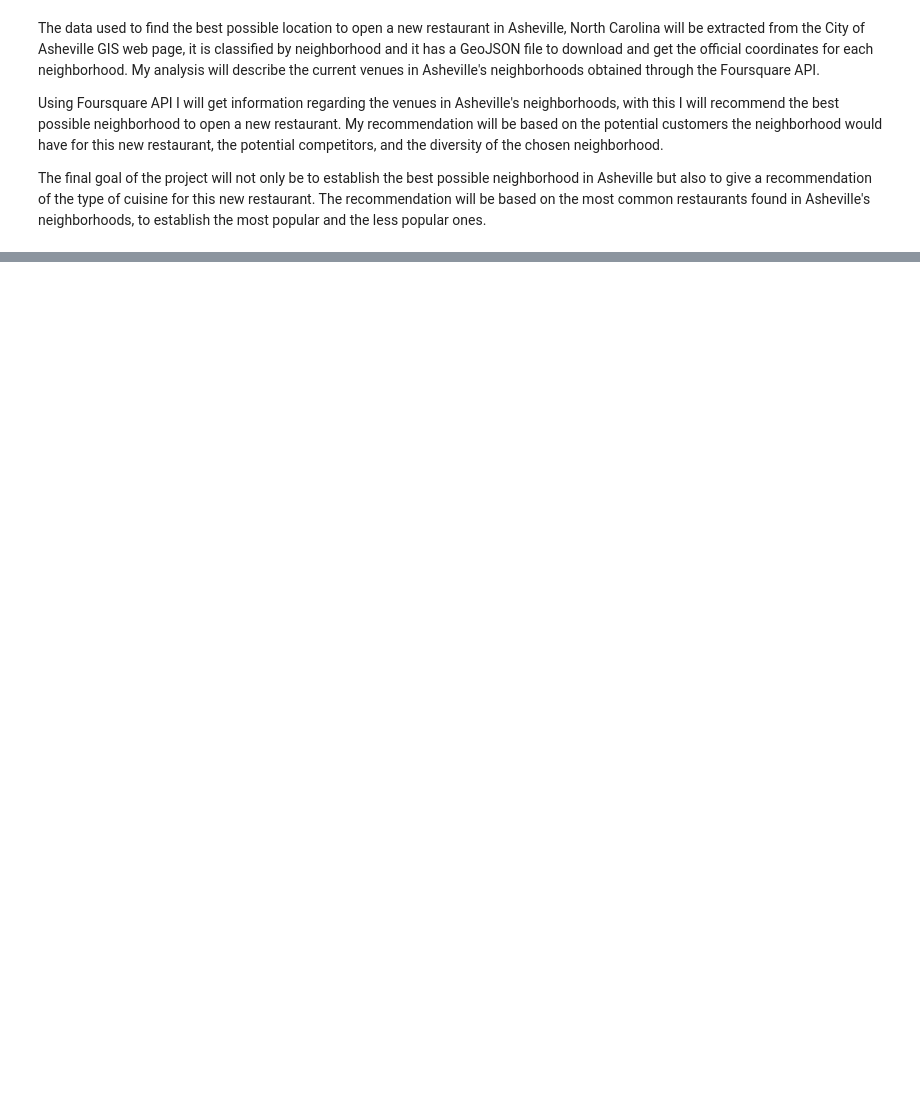
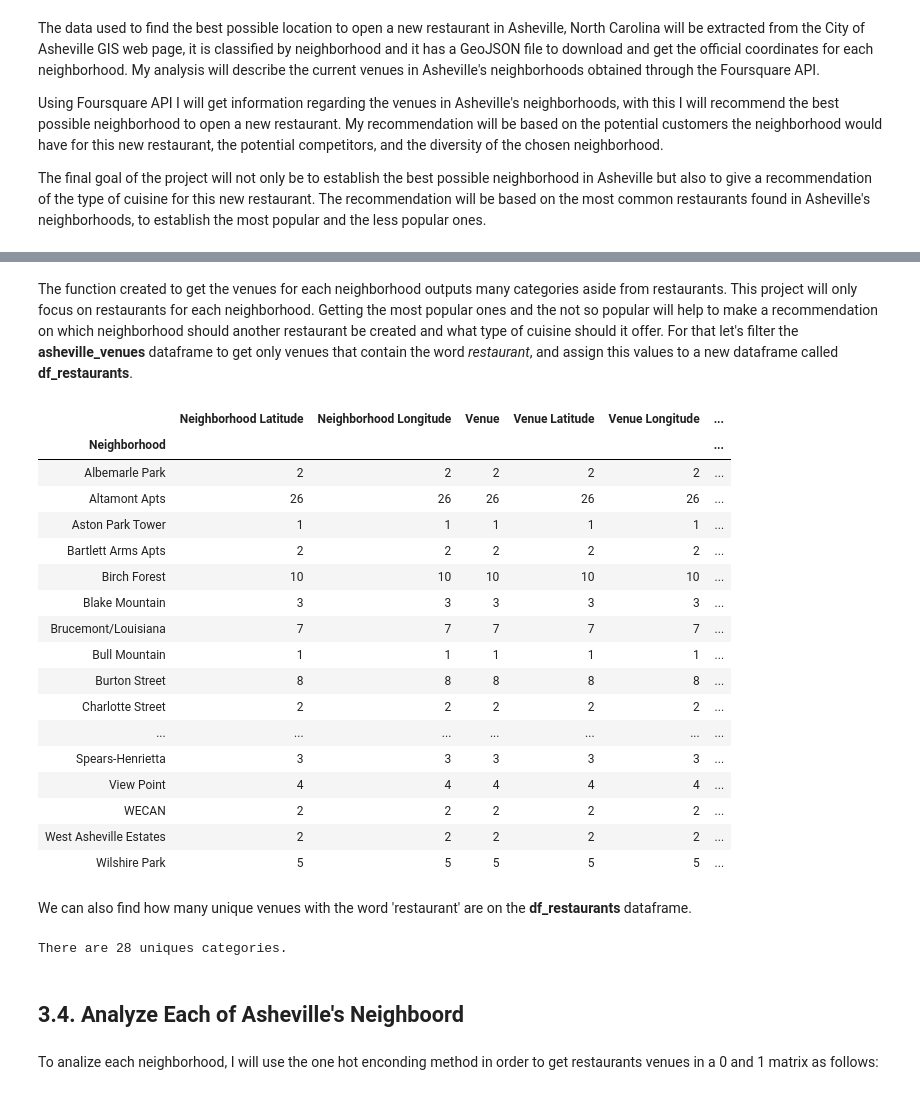
Before and after one commit to bromob/Coursera_Capstone, a Jupyter notebook: Final Project Asheville NC.ipynb, the cells around one changed output, grey strips where cells are left out. Saved outputs shown, nothing was run; the diff lists cells and outputs as text; code cells hidden in the pictures; blank space fills up the shorter version.

```diff
--- a/Final Project Asheville NC.ipynb
+++ b/Final Project Asheville NC.ipynb
@@ -20,0 +230,8 @@ The final goal of the project will not only be to establish the best possible ne
+# %%
+CLIENT_ID = 'XYIVGAKG1FVY53CDESKJ1NTOEFWDKTON5IBWCT0GG2EYBUEK'
+CLIENT_SECRET = 'X1CNQ1CFN3DXBQUSM0W0ZOXEQVKV5NDZDEDBPPYXBTOZMG05'
+VERSION = '20180605'
+
+print('Your credentails:')
+print('CLIENT_ID: ' + CLIENT_ID)
+print('CLIENT_SECRET:' + CLIENT_SECRET)
@@ -20,0 +244,3 @@ The final goal of the project will not only be to establish the best possible ne
+# %%
+LIMIT = 100
+radius = 600
@@ -20,0 +291,5 @@ The final goal of the project will not only be to establish the best possible ne
+# %%
+asheville_venues = getNearbyVenues(names=neigh_coord['Neighborhood'],
+                                   latitudes=neigh_coord['Latitude'],
+                                   longitudes=neigh_coord['Longitude']
+                                  )
@@ -20,0 +327,35 @@ The final goal of the project will not only be to establish the best possible ne
+# %% [markdown]
+The function created to get the venues for each neighborhood outputs many categories aside from restaurants. This project will only focus on restaurants for each neighborhood. Getting the most popular ones and the not so popular will help to make a recommendation on which neighborhood should another restaurant be created and what type of cuisine should it offer. For that let's filter the **asheville_venues** dataframe to get only venues that contain the word *restaurant*, and assign this values to a new dataframe called **df_restaurants**.
+# %%
+df_restaurants= asheville_venues[asheville_venues['Venue Category'].str.lower().str.contains('restaurant')]
+# %%
+df_restaurants.groupby('Neighborhood').count()
+# %% [output]
+|  | Neighborhood Latitude | Neighborhood Longitude | Venue | Venue Latitude | Venue Longitude | ... |
+| Neighborhood |  |  |  |  |  | ... |
+| Albemarle Park | 2 | 2 | 2 | 2 | 2 | ... |
+| Altamont Apts | 26 | 26 | 26 | 26 | 26 | ... |
+| Aston Park Tower | 1 | 1 | 1 | 1 | 1 | ... |
+| Bartlett Arms Apts | 2 | 2 | 2 | 2 | 2 | ... |
+| Birch Forest | 10 | 10 | 10 | 10 | 10 | ... |
+| Blake Mountain | 3 | 3 | 3 | 3 | 3 | ... |
+| Brucemont/Louisiana | 7 | 7 | 7 | 7 | 7 | ... |
+| Bull Mountain | 1 | 1 | 1 | 1 | 1 | ... |
+| Burton Street | 8 | 8 | 8 | 8 | 8 | ... |
+| Charlotte Street | 2 | 2 | 2 | 2 | 2 | ... |
+| ... | ... | ... | ... | ... | ... | ... |
+| Spears-Henrietta | 3 | 3 | 3 | 3 | 3 | ... |
+| View Point | 4 | 4 | 4 | 4 | 4 | ... |
+| WECAN | 2 | 2 | 2 | 2 | 2 | ... |
+| West Asheville Estates | 2 | 2 | 2 | 2 | 2 | ... |
+| Wilshire Park | 5 | 5 | 5 | 5 | 5 | ... |
+# %% [markdown]
+We can also find how many unique venues with the word 'restaurant' are on the **df_restaurants** dataframe.
+# %%
+print('There are {} uniques categories.'.format(len(df_restaurants['Venue Category'].unique())))
+# %% [output]
+There are 28 uniques categories.
+# %% [markdown]
+## 3.4. Analyze Each of Asheville's Neighboord
+# %% [markdown]
+To analize each neighborhood, I will use the one hot enconding method in order to get restaurants venues in a 0 and 1 matrix as follows:
```
Also changed, not shown: parts of 106 cells of this notebook.
